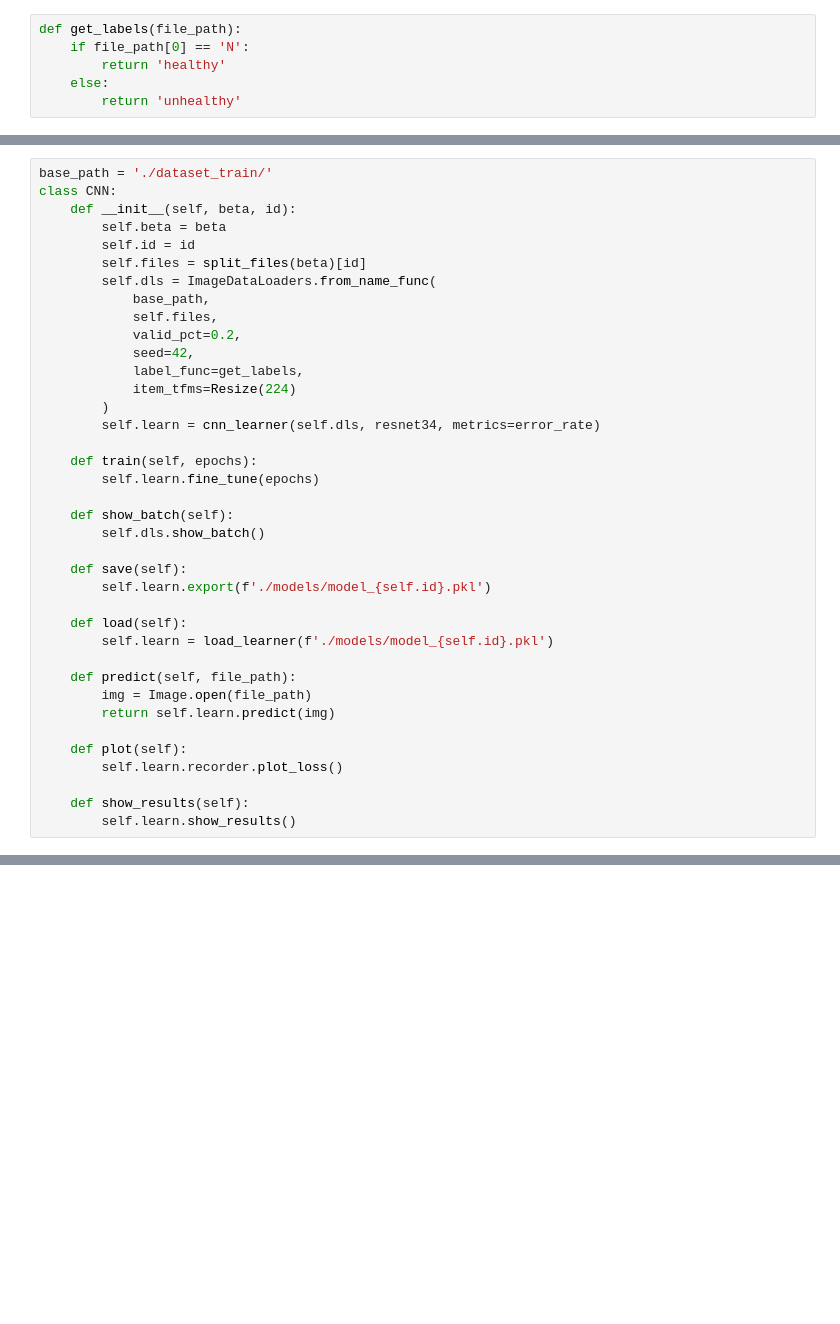
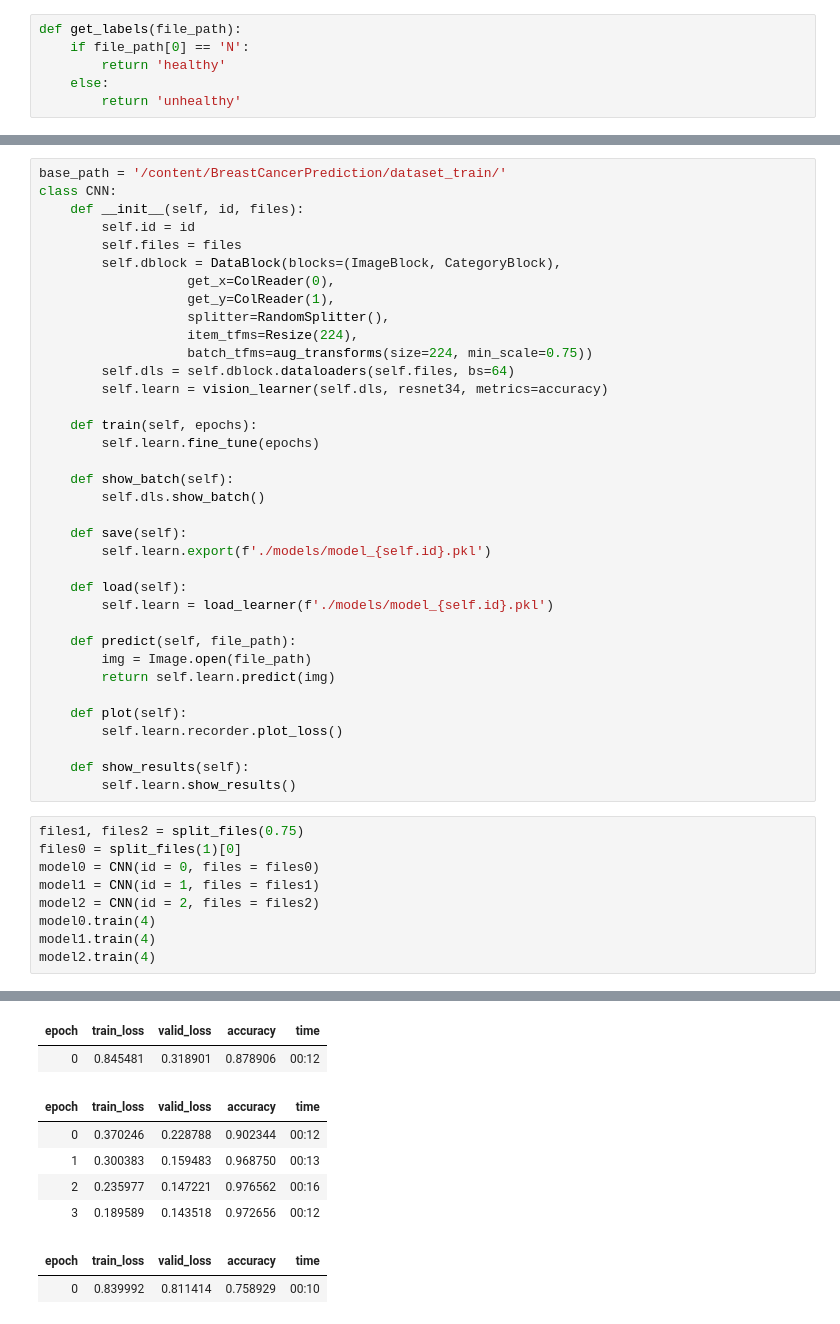
Before and after one commit to KevivJaknap/BreastCancerPrediction, a Jupyter notebook: trial4.ipynb, the cells around one changed output, grey strips where cells are left out. Drawn from its saved outputs; the diff is of its cells as text; blank space fills up the shorter version.

```diff
--- a/trial4.ipynb
+++ b/trial4.ipynb
@@ -32,19 +51,17 @@ def split_files(beta, base_path='./dataset_train/'):
 # %%
-base_path = './dataset_train/'
+base_path = '/content/BreastCancerPrediction/dataset_train/'
 class CNN:
-    def __init__(self, beta, id):
-        self.beta = beta
+    def __init__(self, id, files):
         self.id = id
-        self.files = split_files(beta)[id]
-        self.dls = ImageDataLoaders.from_name_func(
-            base_path,
-            self.files,
-            valid_pct=0.2,
-            seed=42,
-            label_func=get_labels,
-            item_tfms=Resize(224)
-        )
-        self.learn = cnn_learner(self.dls, resnet34, metrics=error_rate)
+        self.files = files
+        self.dblock = DataBlock(blocks=(ImageBlock, CategoryBlock),
+                   get_x=ColReader(0),
+                   get_y=ColReader(1),
+                   splitter=RandomSplitter(),
+                   item_tfms=Resize(224),
+                   batch_tfms=aug_transforms(size=224, min_scale=0.75))
+        self.dls = self.dblock.dataloaders(self.files, bs=64)
+        self.learn = vision_learner(self.dls, resnet34, metrics=accuracy)
 
     def train(self, epochs):
         self.learn.fine_tune(epochs)
@@ -67,3 +84,13 @@ class CNN:
 
     def show_results(self):
         self.learn.show_results()
+# %%
+files1, files2 = split_files(0.75)
+files0 = split_files(1)[0]
+model0 = CNN(id = 0, files = files0)
+model1 = CNN(id = 1, files = files1)
+model2 = CNN(id = 2, files = files2)
+model0.train(4)
+model1.train(4)
+model2.train(4)
+# %% [output]
@@ -69,0 +102,9 @@ class CNN:
+| epoch | train_loss | valid_loss | accuracy | time |
+| 0 | 0.845481 | 0.318901 | 0.878906 | 00:12 |
+| epoch | train_loss | valid_loss | accuracy | time |
+| 0 | 0.370246 | 0.228788 | 0.902344 | 00:12 |
+| 1 | 0.300383 | 0.159483 | 0.968750 | 00:13 |
+| 2 | 0.235977 | 0.147221 | 0.976562 | 00:16 |
+| 3 | 0.189589 | 0.143518 | 0.972656 | 00:12 |
+| epoch | train_loss | valid_loss | accuracy | time |
+| 0 | 0.839992 | 0.811414 | 0.758929 | 00:10 |
```
Also changed, not shown: parts of 12 cells of this notebook.
